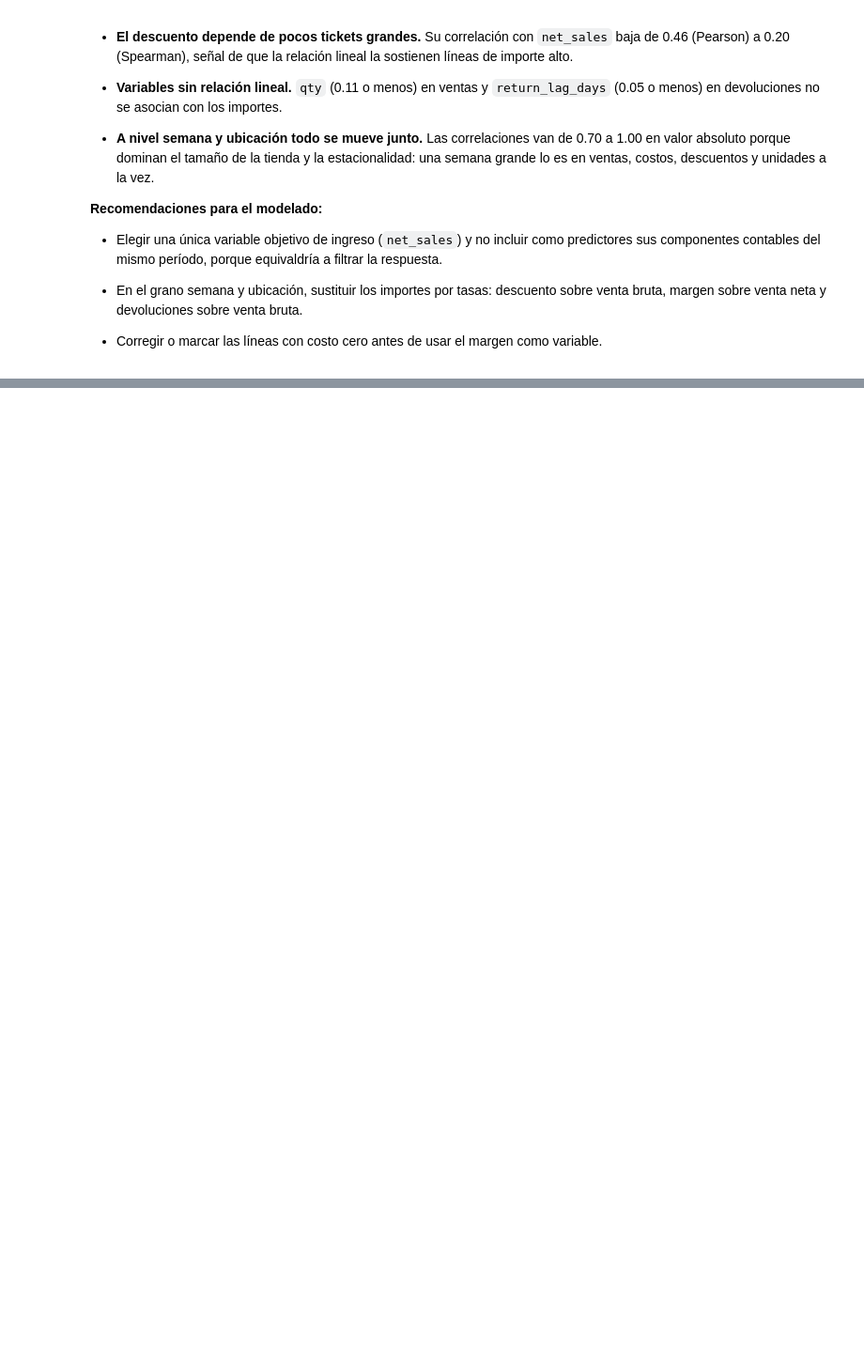
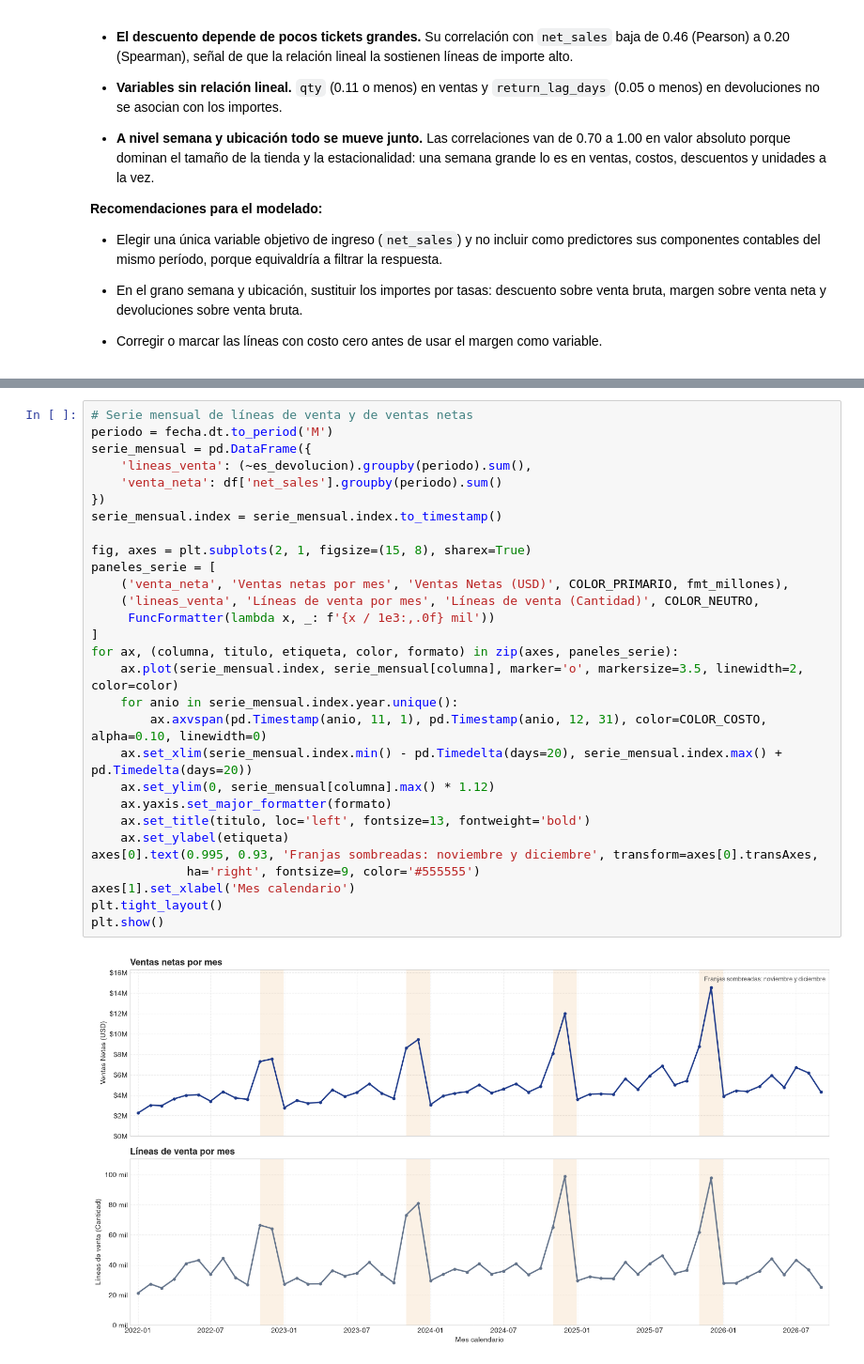
Before and after one commit to geramargonzalez/sales-revenue-datascience, a Jupyter notebook: sales-revenue-jewery.ipynb, the cells around one changed output, grey strips where cells are left out. Shown at 94% size. Saved outputs shown, nothing was run; the diff lists cells and outputs as text; blank space fills up the shorter version.

```diff
--- a/sales-revenue-jewery.ipynb
+++ b/sales-revenue-jewery.ipynb
@@ -1157,0 +1163,31 @@ De ellas, con cogs == 0 y margin == 0: 58,205 (ventas netas asociadas: $2,855,92
+# %%
+# Serie mensual de líneas de venta y de ventas netas
+periodo = fecha.dt.to_period('M')
+serie_mensual = pd.DataFrame({
+    'lineas_venta': (~es_devolucion).groupby(periodo).sum(),
+    'venta_neta': df['net_sales'].groupby(periodo).sum()
+})
+serie_mensual.index = serie_mensual.index.to_timestamp()
+
+fig, axes = plt.subplots(2, 1, figsize=(15, 8), sharex=True)
+paneles_serie = [
+    ('venta_neta', 'Ventas netas por mes', 'Ventas Netas (USD)', COLOR_PRIMARIO, fmt_millones),
+    ('lineas_venta', 'Líneas de venta por mes', 'Líneas de venta (Cantidad)', COLOR_NEUTRO,
+     FuncFormatter(lambda x, _: f'{x / 1e3:,.0f} mil'))
+]
+for ax, (columna, titulo, etiqueta, color, formato) in zip(axes, paneles_serie):
+    ax.plot(serie_mensual.index, serie_mensual[columna], marker='o', markersize=3.5, linewidth=2, color=color)
+    for anio in serie_mensual.index.year.unique():
+        ax.axvspan(pd.Timestamp(anio, 11, 1), pd.Timestamp(anio, 12, 31), color=COLOR_COSTO, alpha=0.10, linewidth=0)
+    ax.set_xlim(serie_mensual.index.min() - pd.Timedelta(days=20), serie_mensual.index.max() + pd.Timedelta(days=20))
+    ax.set_ylim(0, serie_mensual[columna].max() * 1.12)
+    ax.yaxis.set_major_formatter(formato)
+    ax.set_title(titulo, loc='left', fontsize=13, fontweight='bold')
+    ax.set_ylabel(etiqueta)
+axes[0].text(0.995, 0.93, 'Franjas sombreadas: noviembre y diciembre', transform=axes[0].transAxes,
+             ha='right', fontsize=9, color='#555555')
+axes[1].set_xlabel('Mes calendario')
+plt.tight_layout()
+plt.show()
+# %% [output]
+[figure, added]
```
Also changed, not shown: parts of 29 cells of this notebook, 1 other file.
